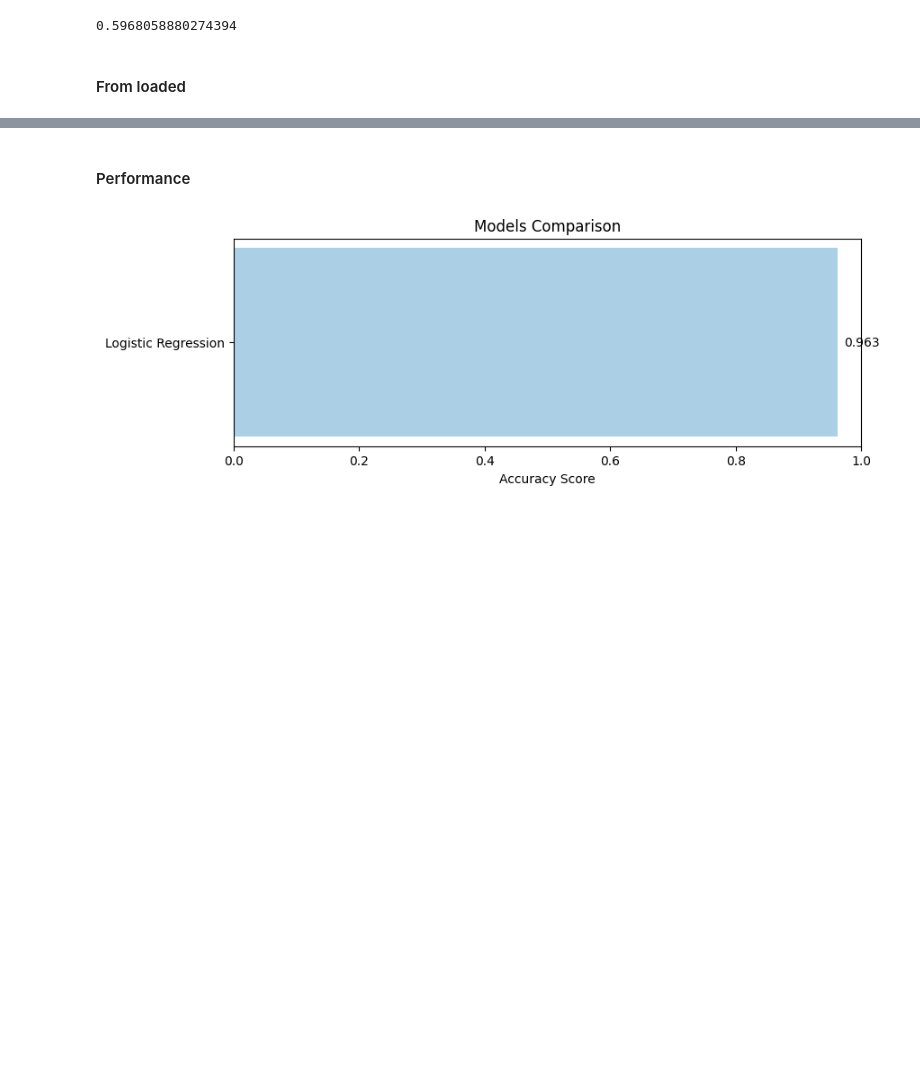
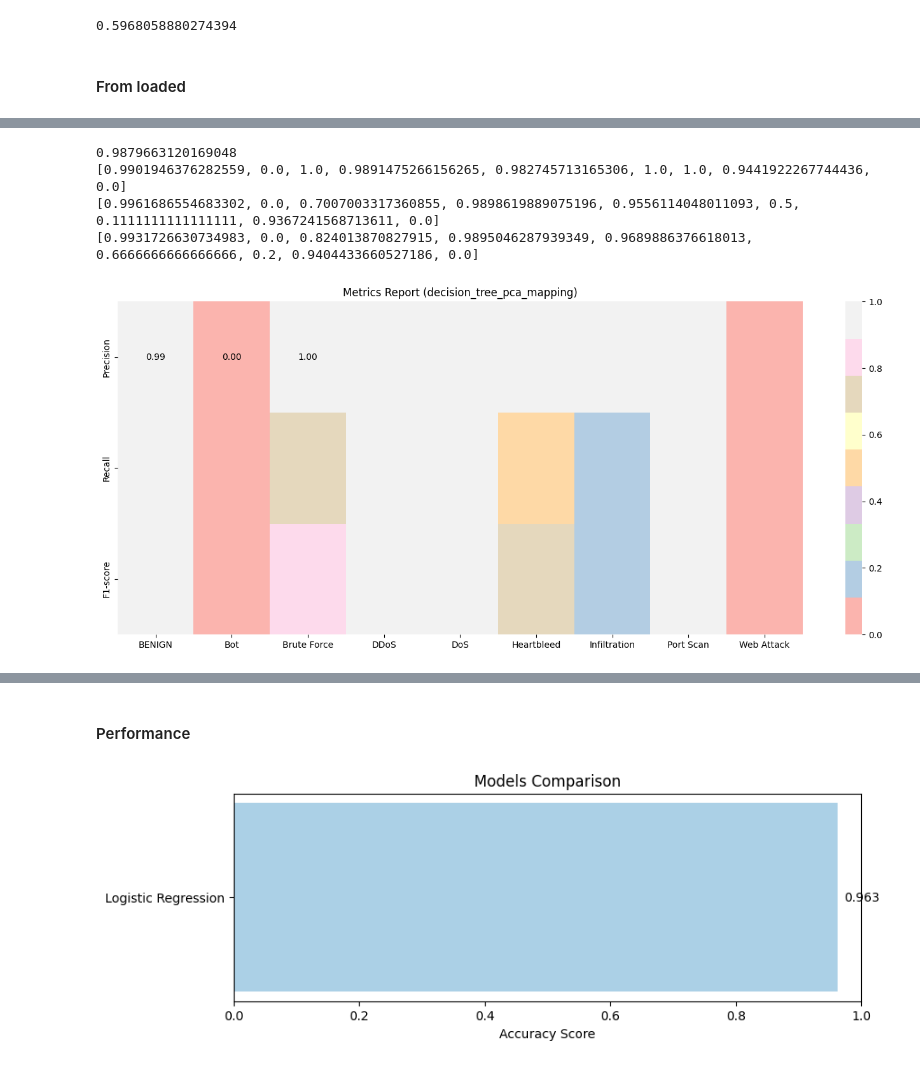
Before and after one commit to pablogarciaamolina/TFG, a Jupyter notebook: models_use_example.ipynb, the cells around one changed output, grey strips where cells are left out. Cells and saved outputs as stored; diff of their text form; code cells hidden in the pictures; blank space fills up the shorter version.

```diff
--- a/models_use_example.ipynb
+++ b/models_use_example.ipynb
@@ -321,5 +357,10 @@ kneighbors_results["accuracy"]
 # %%
+decision_tree.name = "decision_tree_pca_mapping"
 decision_tree.load()
 decision_tree_pl = TTPipeline(decision_tree)
 decision_tree_results = decision_tree_pl.evaluate(X_test, y_test)
-decision_tree_results["accuracy"]
+print(decision_tree_results["accuracy"])
+print(decision_tree_results["precision"])
+print(decision_tree_results["recall"])
+print(decision_tree_results["f1_score"])
+# %% [output]
@@ -326 +368,6 @@ decision_tree_results["accuracy"]
+0.9879663120169048
+[0.9901946376282559, 0.0, 1.0, 0.9891475266156265, 0.982745713165306, 1.0, 1.0, 0.9441922267744436, 0.0]
+[0.9961686554683302, 0.0, 0.7007003317360855, 0.9898619889075196, 0.9556114048011093, 0.5, 0.1111111111111111, 0.9367241568713611, 0.0]
+[0.9931726630734983, 0.0, 0.824013870827915, 0.9895046287939349, 0.9689886376618013, 0.6666666666666666, 0.2, 0.9404433660527186, 0.0]
+[figure, added]
 # %%
```
Also changed, not shown: parts of 12 cells of this notebook.
